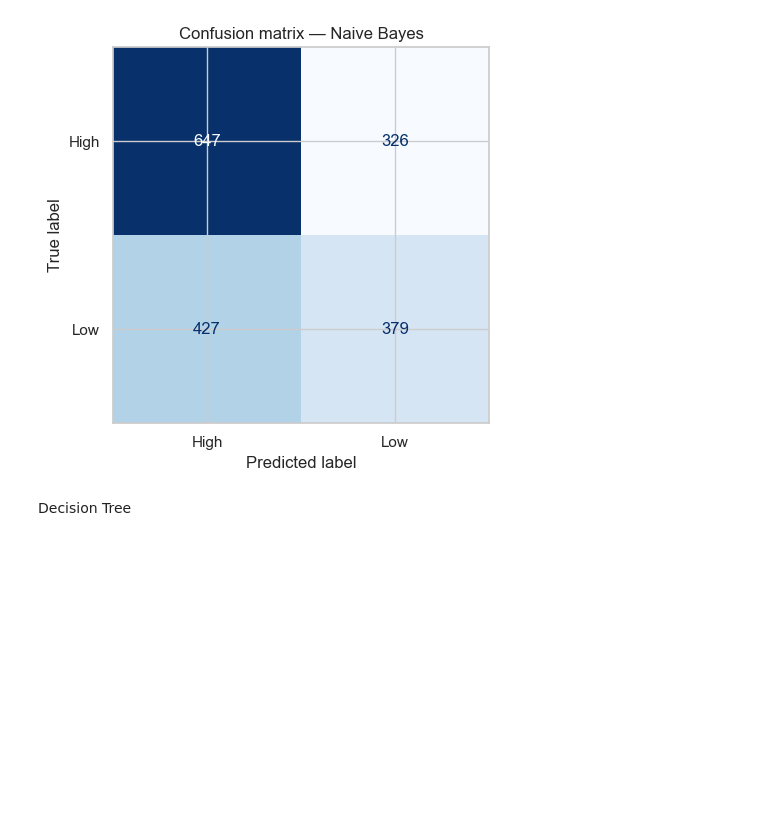
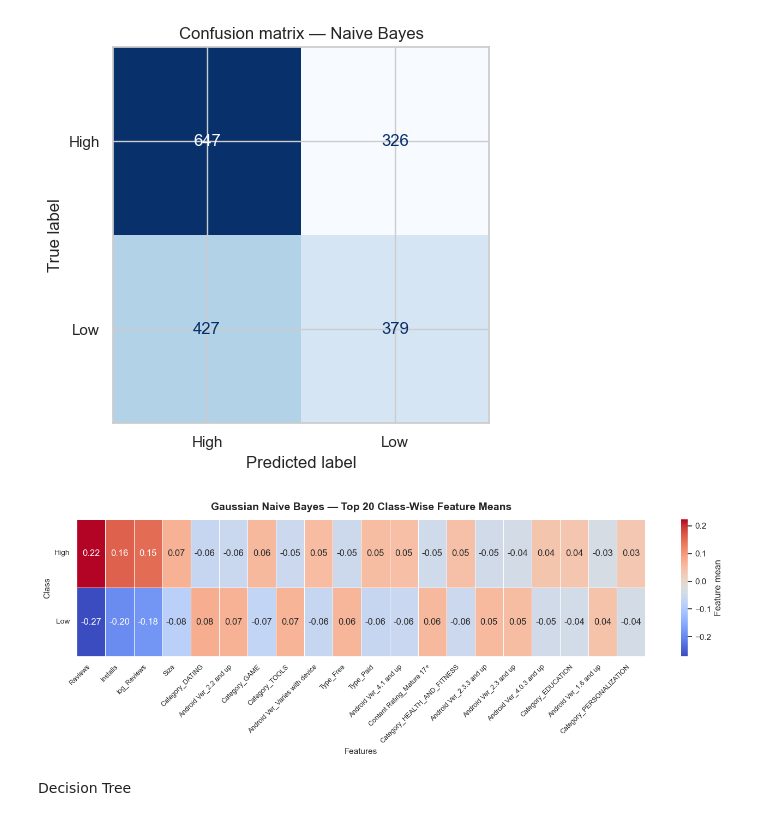
Before and after one commit to Kamalini29/ML-Capstone, a Jupyter notebook: notebooks/Classification.ipynb, the cells around one changed output. Drawn from its saved outputs; the diff is of its cells as text; code cells hidden in the pictures; blank space fills up the shorter version.

```diff
--- a/notebooks/Classification.ipynb
+++ b/notebooks/Classification.ipynb
@@ -307,6 +347,22 @@ gnb = evaluate_clf("Naive Bayes", GaussianNB(),
 # %% [output]
 Naive Bayes            Accuracy=0.5767  F1(weighted)=0.5730
 [figure]
+# %%
+means = pd.DataFrame(gnb.theta_,columns=X_train_scaled.columns,index=[str(c) for c in le.classes_])
+top_features = (means.max(axis=0) - means.min(axis=0)).nlargest(20).index
+means_top = means[top_features]
+plt.figure(figsize=(14, 5))
+sns.heatmap(means_top,annot=True,fmt=".2f",cmap="coolwarm",linewidths=0.5,linecolor="white",cbar_kws={"label": "Feature mean"})
+plt.title("Gaussian Naive Bayes — Top 20 Class-Wise Feature Means",fontsize=14,fontweight="bold",pad=12)
+plt.xlabel("Features", fontsize=11)
+plt.ylabel("Class", fontsize=11)
+plt.xticks(rotation=45, ha="right", fontsize=9)
+plt.yticks(rotation=0, fontsize=10)
+plt.tight_layout()
+plt.savefig("../models/clf_gnb_viz.png",dpi=300,bbox_inches="tight")
+plt.show()
+# %% [output]
+[figure, added]
 # %% [markdown]
 Decision Tree
 # %%
```
Also changed, not shown: parts of 4 cells of this notebook, 1 other file.
